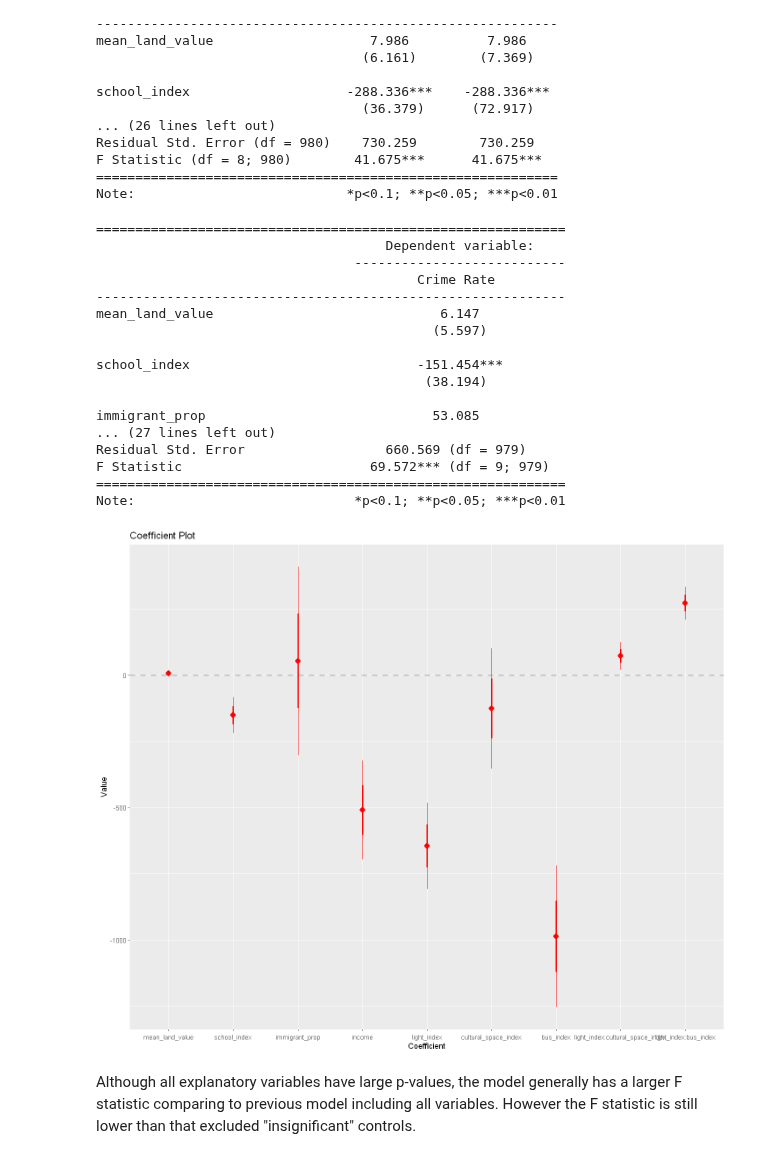
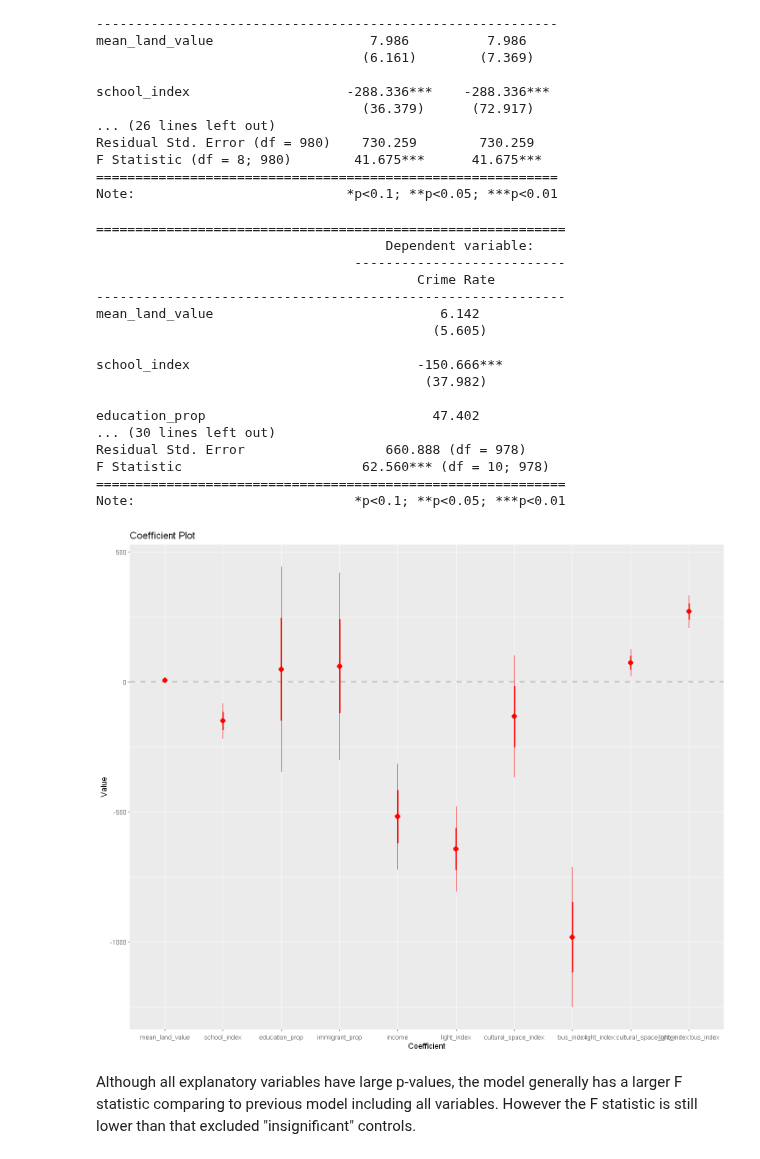
Before and after one commit to Irene-Berezin/econ326, a Jupyter notebook: project_regression.ipynb, the cells around one changed output. Cells and saved outputs as stored; diff of their text form; code cells hidden in the pictures.

```diff
--- a/project_regression.ipynb
+++ b/project_regression.ipynb
@@ -422,33 +422,33 @@ F Statistic (df = 8; 980)        41.675***      41.675***
 Note:                           *p<0.1; **p<0.05; ***p<0.01
 # %%
 # Testing our specifications in final proposal, with robust standard error
-reg_interaction <- lm(crime_rate ~ mean_land_value + school_index + immigrant_prop + income + light_index
+reg_interaction <- lm(crime_rate ~ mean_land_value + school_index + education_prop + immigrant_prop + income + light_index
      + cultural_space_index + bus_index + light_index:cultural_space_index + light_index:bus_index, data = census_index_crime)
 
 se_interaction <- sqrt(diag(vcovHC(reg_interaction, type = "HC1")))
 
 stargazer(reg_interaction, se = list(se_interaction), type = "text", dep.var.labels = c("Crime Rate"))
 
 coefplot(reg_interaction, intercept = FALSE, horizontal = TRUE, color = "red")
 # %% [output]
 ============================================================
                                      Dependent variable:
                                  ---------------------------
                                          Crime Rate
 ------------------------------------------------------------
-mean_land_value                             6.147
-                                           (5.597)
+mean_land_value                             6.142
+                                           (5.605)
 
-school_index                             -151.454***
-                                          (38.194)
+school_index                             -150.666***
+                                          (37.982)
 
-immigrant_prop                             53.085
-... (27 lines left out)
-Residual Std. Error                  660.569 (df = 979)
-F Statistic                        69.572*** (df = 9; 979)
+education_prop                             47.402
+... (30 lines left out)
+Residual Std. Error                  660.888 (df = 978)
+F Statistic                       62.560*** (df = 10; 978)
 ============================================================
 Note:                            *p<0.1; **p<0.05; ***p<0.01
-[figure, old version]
+[figure, new version]
 # %% [markdown]
 Although all explanatory variables have large p-values, the model generally has a larger F statistic comparing to previous model including all variables. However the F statistic is still lower than that excluded "insignificant" controls.
 # %%
```
Also changed, not shown: parts of 3 cells of this notebook.
